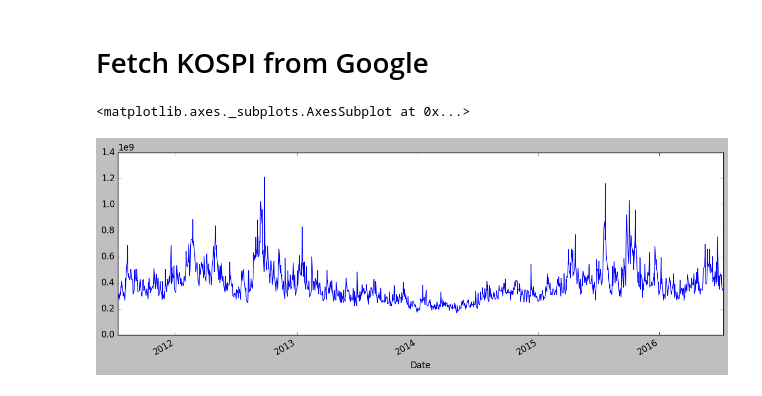
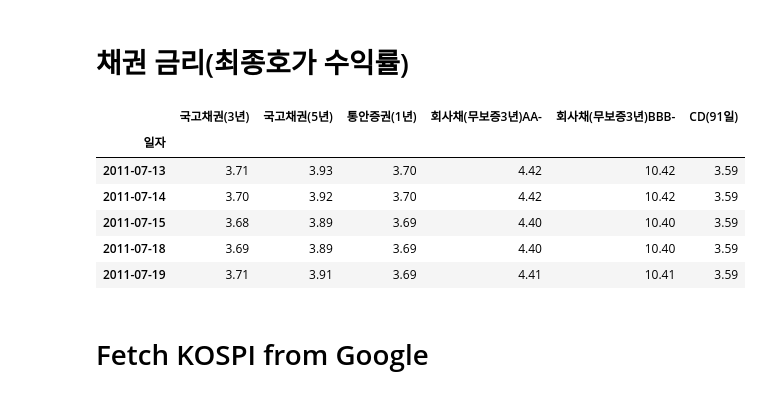
Before and after one commit to tohichoi/ecos, a Jupyter notebook: ecos.ipynb, the cells around one changed output. Saved outputs shown, nothing was run; the diff lists cells and outputs as text; code cells hidden in the pictures.

```diff
--- a/ecos.ipynb
+++ b/ecos.ipynb
@@ -26,3 +41,19 @@ df_quant.head()
+# %% [markdown]
+# 채권 금리(최종호가 수익률)
+# %%
+df=pd.read_excel('data/최종호가 수익률-v2.xls', thousands=',', index_col=0)
+df_inter=df
+
+df_inter.index=pd.to_datetime(df_inter.index)
+df_inter.head()
+# %% [output]
+|  | 국고채권(3년) | 국고채권(5년) | 통안증권(1년) | 회사채(무보증3년)AA- | 회사채(무보증3년)BBB- | CD(91일) |
+| 일자 |  |  |  |  |  |  |
+| 2011-07-13 | 3.71 | 3.93 | 3.70 | 4.42 | 10.42 | 3.59 |
+| 2011-07-14 | 3.70 | 3.92 | 3.70 | 4.42 | 10.42 | 3.59 |
+| 2011-07-15 | 3.68 | 3.89 | 3.69 | 4.40 | 10.40 | 3.59 |
+| 2011-07-18 | 3.69 | 3.89 | 3.69 | 4.40 | 10.40 | 3.59 |
+| 2011-07-19 | 3.71 | 3.91 | 3.69 | 4.41 | 10.41 | 3.59 |
 # %% [markdown]
 # Fetch KOSPI from Google
 # %%
@@ -38,5 +75,0 @@ output.close()
-# %%
-f[u'Volume'].plot(figsize=(15, 5))
-# %% [output]
-<matplotlib.axes._subplots.AxesSubplot at 0x...>
-[figure, removed]
```
Also changed, not shown: parts of 18 cells of this notebook, 3 other files.
